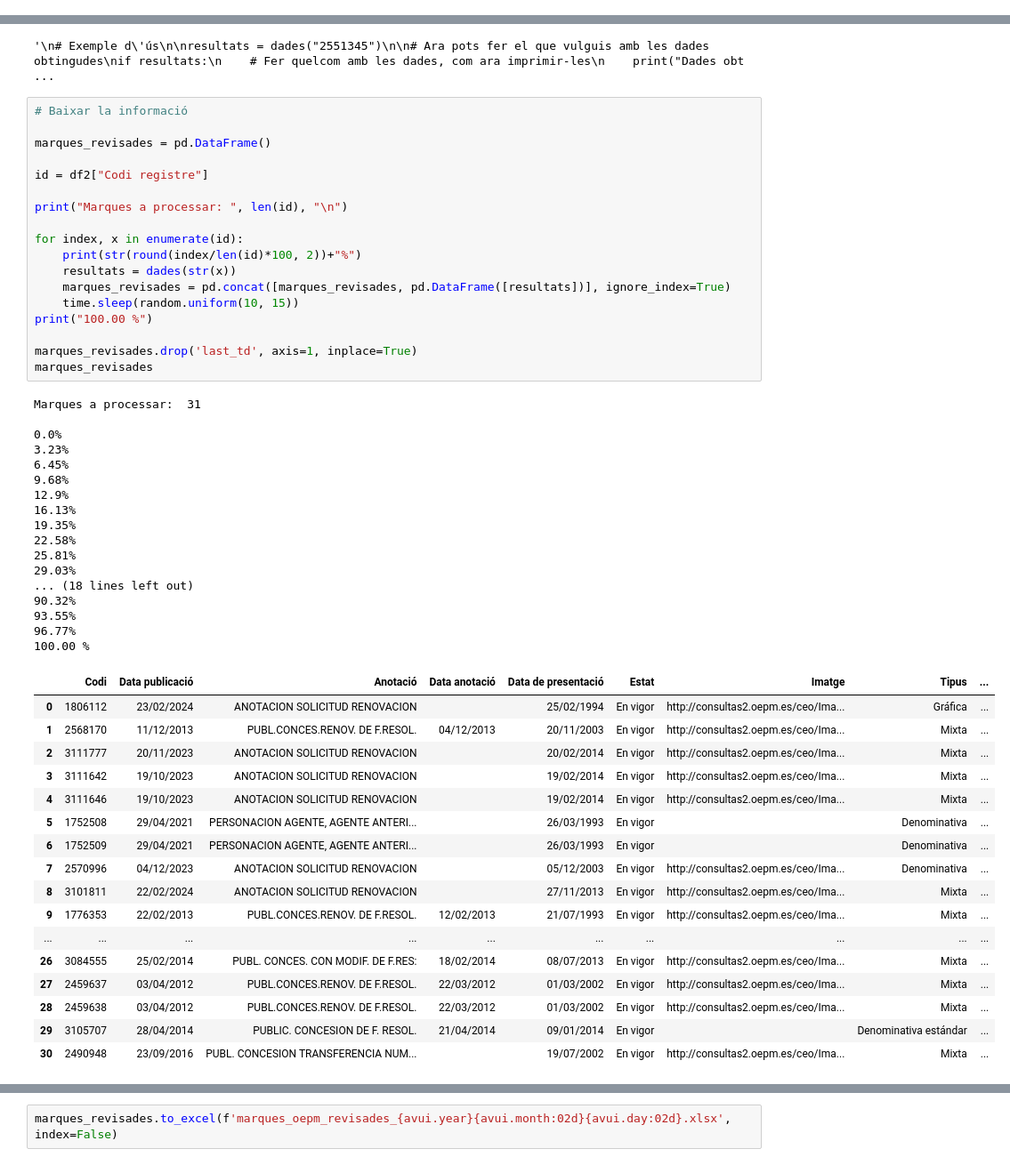
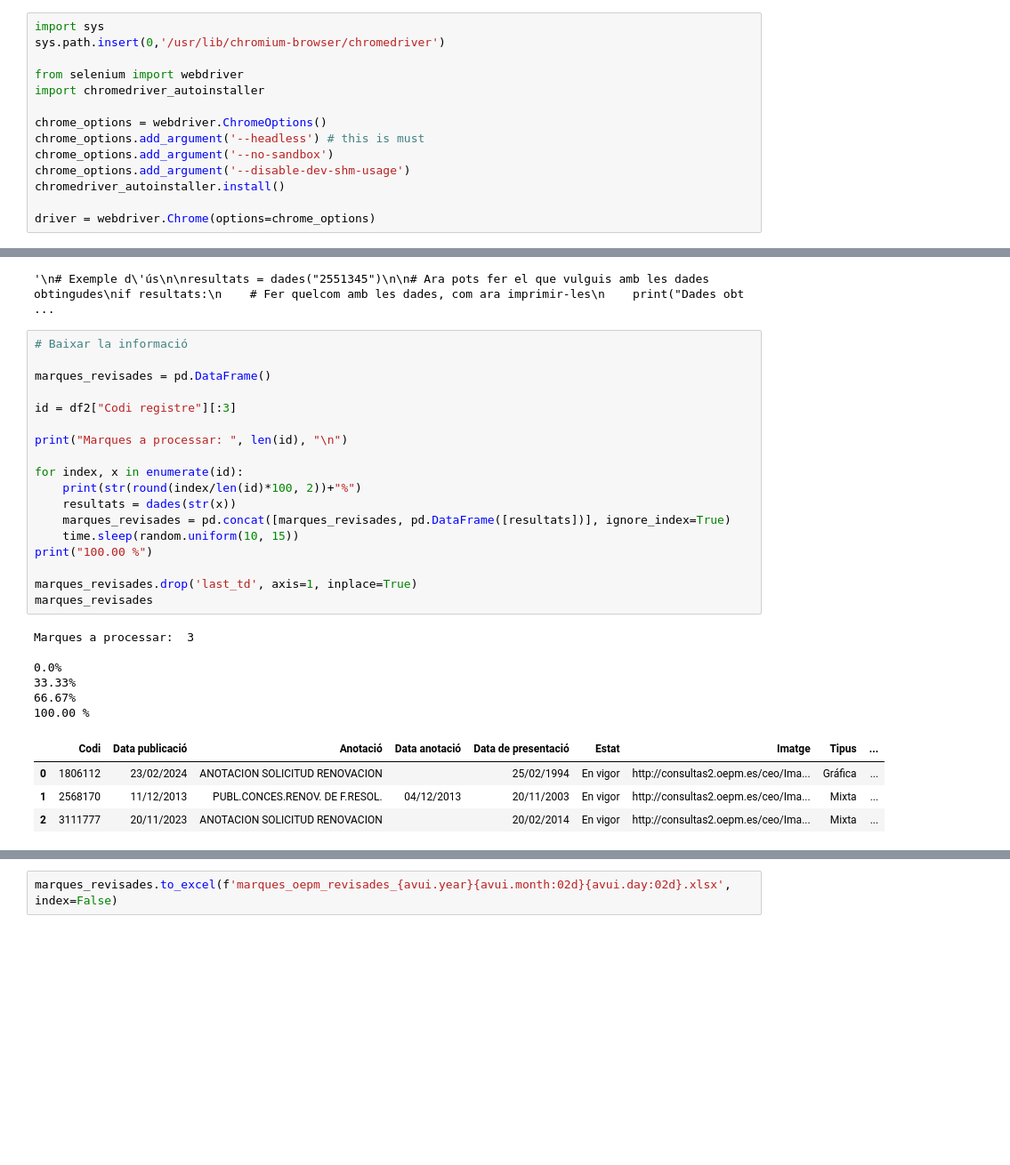
Before and after one commit to rogroc/idi, a Jupyter notebook: Marques_OEPM.ipynb, the cells around one changed output, grey strips where cells are left out. Shown: that part at 89% size. Cells and saved outputs as stored; diff of their text form; blank space fills up the shorter version.

```diff
--- a/Marques_OEPM.ipynb
+++ b/Marques_OEPM.ipynb
@@ -1,3 +33,17 @@
+# %%
+import sys
+sys.path.insert(0,'/usr/lib/chromium-browser/chromedriver')
+
+from selenium import webdriver
+import chromedriver_autoinstaller
+
+chrome_options = webdriver.ChromeOptions()
+chrome_options.add_argument('--headless') # this is must
+chrome_options.add_argument('--no-sandbox')
+chrome_options.add_argument('--disable-dev-shm-usage')
+chromedriver_autoinstaller.install()
+
+driver = webdriver.Chrome(options=chrome_options)
 # %%
 # Carregar llibreries
 
@@ -223,56 +313,32 @@ if resultats:
 # %%
 # Baixar la informació
 
 marques_revisades = pd.DataFrame()
 
-id = df2["Codi registre"]
+id = df2["Codi registre"][:3]
 
 print("Marques a processar: ", len(id), "\n")
 
 for index, x in enumerate(id):
     print(str(round(index/len(id)*100, 2))+"%")
     resultats = dades(str(x))
     marques_revisades = pd.concat([marques_revisades, pd.DataFrame([resultats])], ignore_index=True)
     time.sleep(random.uniform(10, 15))
 print("100.00 %")
 
 marques_revisades.drop('last_td', axis=1, inplace=True)
 marques_revisades
 # %% [output]
-Marques a processar:  31
+Marques a processar:  3
 
 0.0%
-3.23%
-6.45%
-9.68%
-12.9%
-16.13%
-19.35%
-22.58%
-25.81%
-29.03%
-... (18 lines left out)
-90.32%
-93.55%
-96.77%
+33.33%
+66.67%
 100.00 %
 |  | Codi | Data publicació | Anotació | Data anotació | Data de presentació | Estat | Imatge | Tipus | ... |
 | 0 | 1806112 | 23/02/2024 | ANOTACION SOLICITUD RENOVACION |  | 25/02/1994 | En vigor | http://consultas2.oepm.es/ceo/Ima... | Gráfica | ... |
 | 1 | 2568170 | 11/12/2013 | PUBL.CONCES.RENOV. DE F.RESOL. | 04/12/2013 | 20/11/2003 | En vigor | http://consultas2.oepm.es/ceo/Ima... | Mixta | ... |
 | 2 | 3111777 | 20/11/2023 | ANOTACION SOLICITUD RENOVACION |  | 20/02/2014 | En vigor | http://consultas2.oepm.es/ceo/Ima... | Mixta | ... |
-| 3 | 3111642 | 19/10/2023 | ANOTACION SOLICITUD RENOVACION |  | 19/02/2014 | En vigor | http://consultas2.oepm.es/ceo/Ima... | Mixta | ... |
-| 4 | 3111646 | 19/10/2023 | ANOTACION SOLICITUD RENOVACION |  | 19/02/2014 | En vigor | http://consultas2.oepm.es/ceo/Ima... | Mixta | ... |
-| 5 | 1752508 | 29/04/2021 | PERSONACION AGENTE, AGENTE ANTERI... |  | 26/03/1993 | En vigor |  | Denominativa | ... |
-| 6 | 1752509 | 29/04/2021 | PERSONACION AGENTE, AGENTE ANTERI... |  | 26/03/1993 | En vigor |  | Denominativa | ... |
-| 7 | 2570996 | 04/12/2023 | ANOTACION SOLICITUD RENOVACION |  | 05/12/2003 | En vigor | http://consultas2.oepm.es/ceo/Ima... | Denominativa | ... |
-| 8 | 3101811 | 22/02/2024 | ANOTACION SOLICITUD RENOVACION |  | 27/11/2013 | En vigor | http://consultas2.oepm.es/ceo/Ima... | Mixta | ... |
-| 9 | 1776353 | 22/02/2013 | PUBL.CONCES.RENOV. DE F.RESOL. | 12/02/2013 | 21/07/1993 | En vigor | http://consultas2.oepm.es/ceo/Ima... | Mixta | ... |
-| ... | ... | ... | ... | ... | ... | ... | ... | ... | ... |
-| 26 | 3084555 | 25/02/2014 | PUBL. CONCES. CON MODIF. DE F.RES: | 18/02/2014 | 08/07/2013 | En vigor | http://consultas2.oepm.es/ceo/Ima... | Mixta | ... |
-| 27 | 2459637 | 03/04/2012 | PUBL.CONCES.RENOV. DE F.RESOL. | 22/03/2012 | 01/03/2002 | En vigor | http://consultas2.oepm.es/ceo/Ima... | Mixta | ... |
-| 28 | 2459638 | 03/04/2012 | PUBL.CONCES.RENOV. DE F.RESOL. | 22/03/2012 | 01/03/2002 | En vigor | http://consultas2.oepm.es/ceo/Ima... | Mixta | ... |
-| 29 | 3105707 | 28/04/2014 | PUBLIC. CONCESION DE F. RESOL. | 21/04/2014 | 09/01/2014 | En vigor |  | Denominativa estándar | ... |
-| 30 | 2490948 | 23/09/2016 | PUBL. CONCESION TRANSFERENCIA NUM... |  | 19/07/2002 | En vigor | http://consultas2.oepm.es/ceo/Ima... | Mixta | ... |
 # %%
 import pandas as pd
 
```
Also changed, not shown: parts of 4 cells of this notebook.
